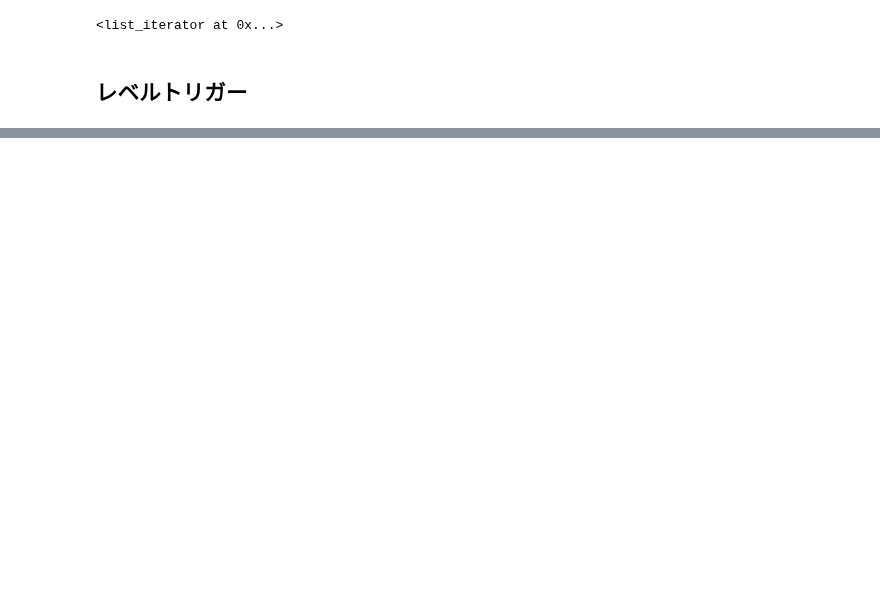
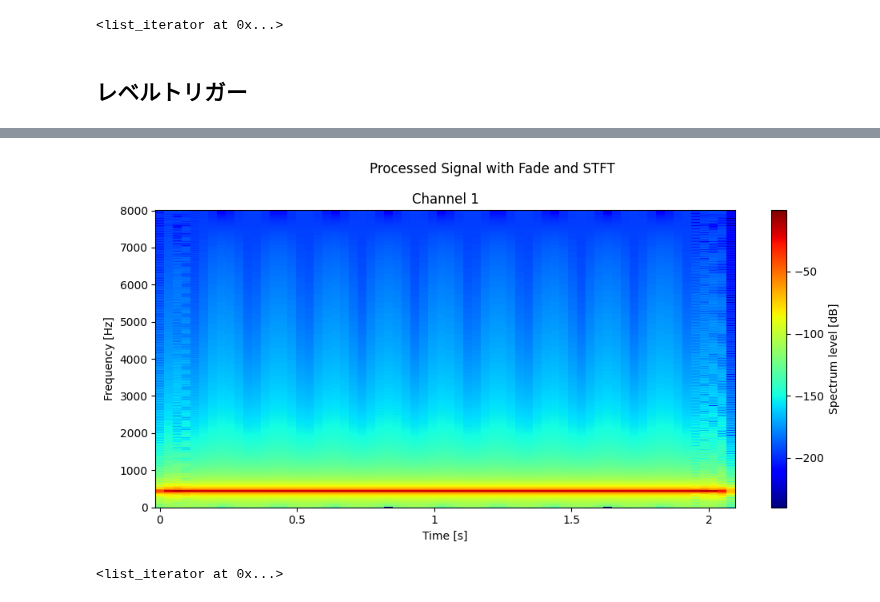
Before and after one commit to kasahart/wandas, a Jupyter notebook: examples/02_siganal_processing.ipynb, the cells around one changed output, grey strips where cells are left out. Cells and saved outputs as stored; diff of their text form; code cells hidden in the pictures; blank space fills up the shorter version.

```diff
--- a/examples/02_siganal_processing.ipynb
+++ b/examples/02_siganal_processing.ipynb
@@ -43,0 +48,12 @@ TypeError: ChannelFrame.from_numpy() got an unexpected keyword argument 'labels'
+# %%
+# 異なるフェード時間の比較
+signal = wd.generate_sin(freqs=[440], duration=2.0, label="Original Signal")
+
+# 元の信号
+signal.plot(title="Original Signal")
+
+# 250msフェード
+signal.fade(fade_ms=250).plot(title="Fade 250ms")
+
+# 500msフェード
+signal.fade(fade_ms=500).plot(title="Fade 500ms")
@@ -43,0 +65,6 @@ TypeError: ChannelFrame.from_numpy() got an unexpected keyword argument 'labels'
+# %%
+# メソッドチェーンでの使用例s
+signal.fade(fade_ms=50).stft().plot(title="Processed Signal with Fade and STFT")
+# %% [output]
+[figure, added]
+<list_iterator at 0x...>
```
Also changed, not shown: parts of 4 cells of this notebook, 4 other files.
